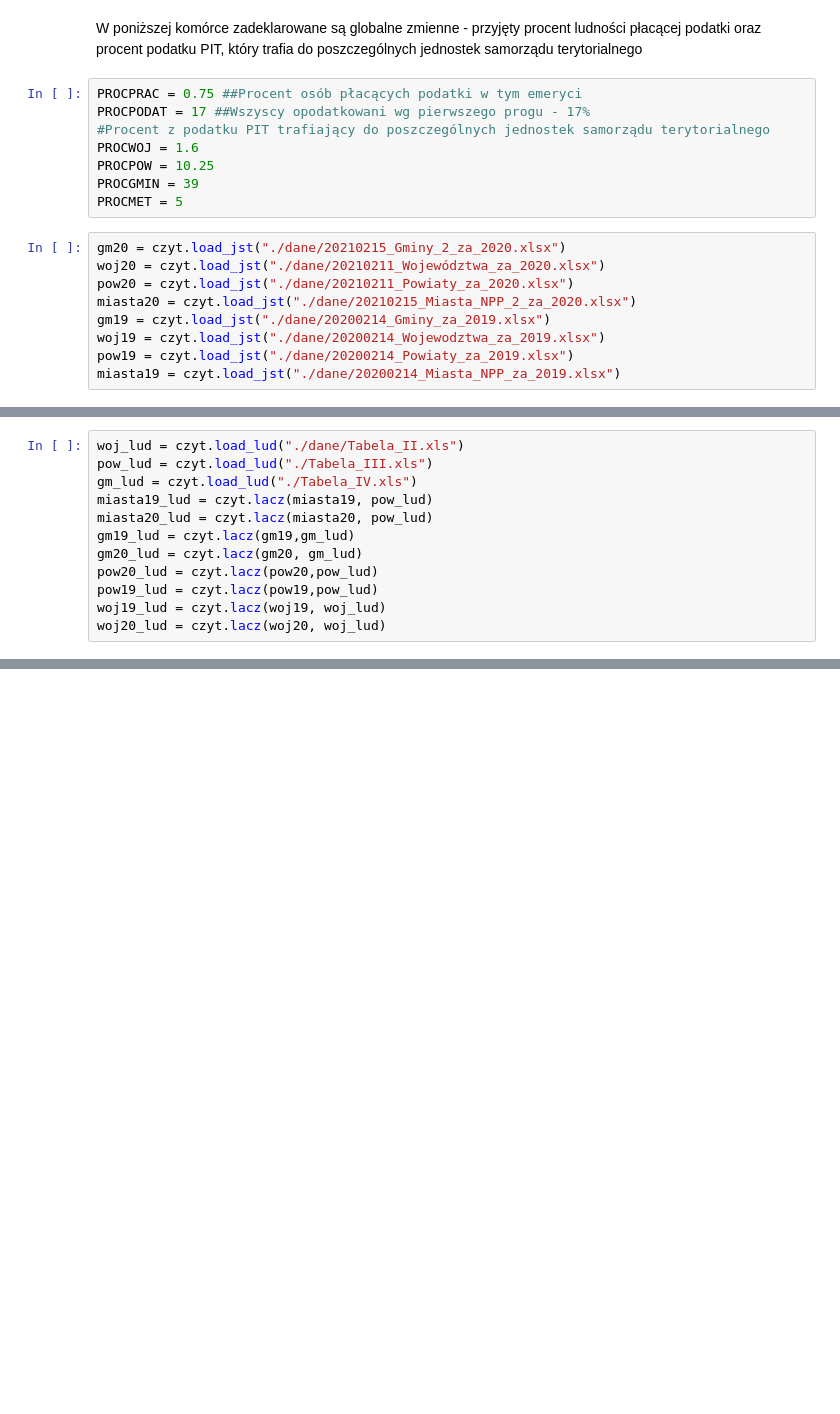
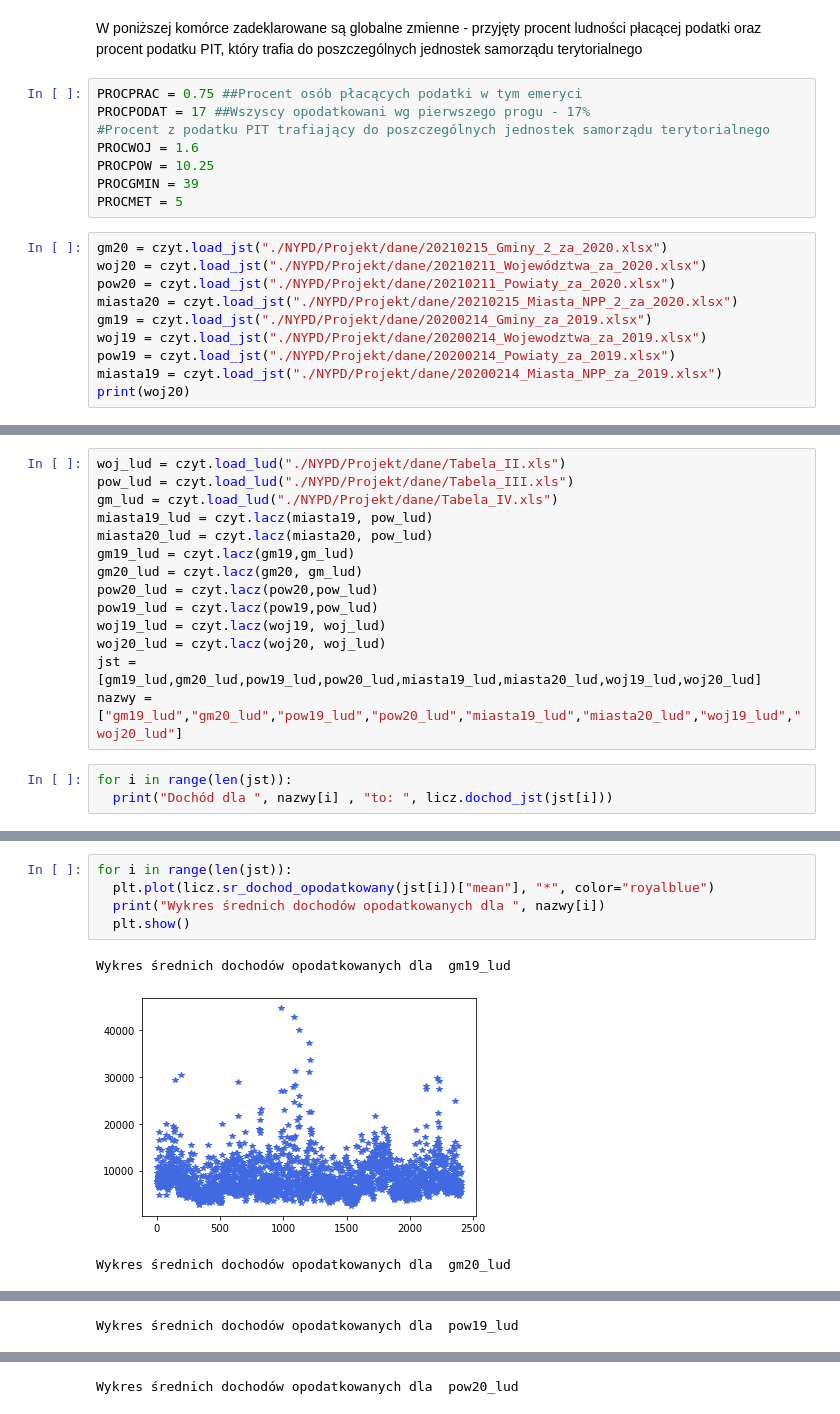
Before and after one commit to osienka/NYPD, a Jupyter notebook: Projekt/przykładowa_analiza.ipynb, the cells around one changed output, grey strips where cells are left out. Cells and saved outputs as stored; diff of their text form; blank space fills up the shorter version.

```diff
--- a/Projekt/przykładowa_analiza.ipynb
+++ b/Projekt/przykładowa_analiza.ipynb
@@ -31,11 +55,12 @@ PROCPOW = 10.25
 PROCGMIN = 39
 PROCMET = 5
 # %%
-gm20 = czyt.load_jst("./dane/20210215_Gminy_2_za_2020.xlsx")
-woj20 = czyt.load_jst("./dane/20210211_Województwa_za_2020.xlsx")
-pow20 = czyt.load_jst("./dane/20210211_Powiaty_za_2020.xlsx")
-miasta20 = czyt.load_jst("./dane/20210215_Miasta_NPP_2_za_2020.xlsx")
-gm19 = czyt.load_jst("./dane/20200214_Gminy_za_2019.xlsx")
-woj19 = czyt.load_jst("./dane/20200214_Wojewodztwa_za_2019.xlsx")
-pow19 = czyt.load_jst("./dane/20200214_Powiaty_za_2019.xlsx")
-miasta19 = czyt.load_jst("./dane/20200214_Miasta_NPP_za_2019.xlsx")
+gm20 = czyt.load_jst("./NYPD/Projekt/dane/20210215_Gminy_2_za_2020.xlsx")
+woj20 = czyt.load_jst("./NYPD/Projekt/dane/20210211_Województwa_za_2020.xlsx")
+pow20 = czyt.load_jst("./NYPD/Projekt/dane/20210211_Powiaty_za_2020.xlsx")
+miasta20 = czyt.load_jst("./NYPD/Projekt/dane/20210215_Miasta_NPP_2_za_2020.xlsx")
+gm19 = czyt.load_jst("./NYPD/Projekt/dane/20200214_Gminy_za_2019.xlsx")
+woj19 = czyt.load_jst("./NYPD/Projekt/dane/20200214_Wojewodztwa_za_2019.xlsx")
+pow19 = czyt.load_jst("./NYPD/Projekt/dane/20200214_Powiaty_za_2019.xlsx")
+miasta19 = czyt.load_jst("./NYPD/Projekt/dane/20200214_Miasta_NPP_za_2019.xlsx")
+print(woj20)
@@ -42,7 +87,7 @@ miasta19 = czyt.load_jst("./dane/20200214_Miasta_NPP_za_2019.xlsx")
 # %%
-woj_lud = czyt.load_lud("./dane/Tabela_II.xls")
-pow_lud = czyt.load_lud("./Tabela_III.xls")
-gm_lud = czyt.load_lud("./Tabela_IV.xls")
+woj_lud = czyt.load_lud("./NYPD/Projekt/dane/Tabela_II.xls")
+pow_lud = czyt.load_lud("./NYPD/Projekt/dane/Tabela_III.xls")
+gm_lud = czyt.load_lud("./NYPD/Projekt/dane/Tabela_IV.xls")
 miasta19_lud = czyt.lacz(miasta19, pow_lud)
 miasta20_lud = czyt.lacz(miasta20, pow_lud)
 gm19_lud = czyt.lacz(gm19,gm_lud)
@@ -51,3 +96,8 @@ pow20_lud = czyt.lacz(pow20,pow_lud)
 pow19_lud = czyt.lacz(pow19,pow_lud)
 woj19_lud = czyt.lacz(woj19, woj_lud)
 woj20_lud = czyt.lacz(woj20, woj_lud)
+jst = [gm19_lud,gm20_lud,pow19_lud,pow20_lud,miasta19_lud,miasta20_lud,woj19_lud,woj20_lud]
+nazwy = ["gm19_lud","gm20_lud","pow19_lud","pow20_lud","miasta19_lud","miasta20_lud","woj19_lud","woj20_lud"]
+# %%
+for i in range(len(jst)):
+  print("Dochód dla ", nazwy[i] , "to: ", licz.dochod_jst(jst[i]))
@@ -53,0 +113,9 @@ woj20_lud = czyt.lacz(woj20, woj_lud)
+# %%
+for i in range(len(jst)):
+  plt.plot(licz.sr_dochod_opodatkowany(jst[i])["mean"], "*", color="royalblue")
+  print("Wykres średnich dochodów opodatkowanych dla ", nazwy[i])
+  plt.show()
+# %% [output]
+Wykres średnich dochodów opodatkowanych dla  gm19_lud
+[figure, added]
+Wykres średnich dochodów opodatkowanych dla  gm20_lud
@@ -53,0 +123 @@ woj20_lud = czyt.lacz(woj20, woj_lud)
+Wykres średnich dochodów opodatkowanych dla  pow19_lud
@@ -53,0 +125 @@ woj20_lud = czyt.lacz(woj20, woj_lud)
+Wykres średnich dochodów opodatkowanych dla  pow20_lud
```
Also changed, not shown: parts of 11 cells of this notebook.
